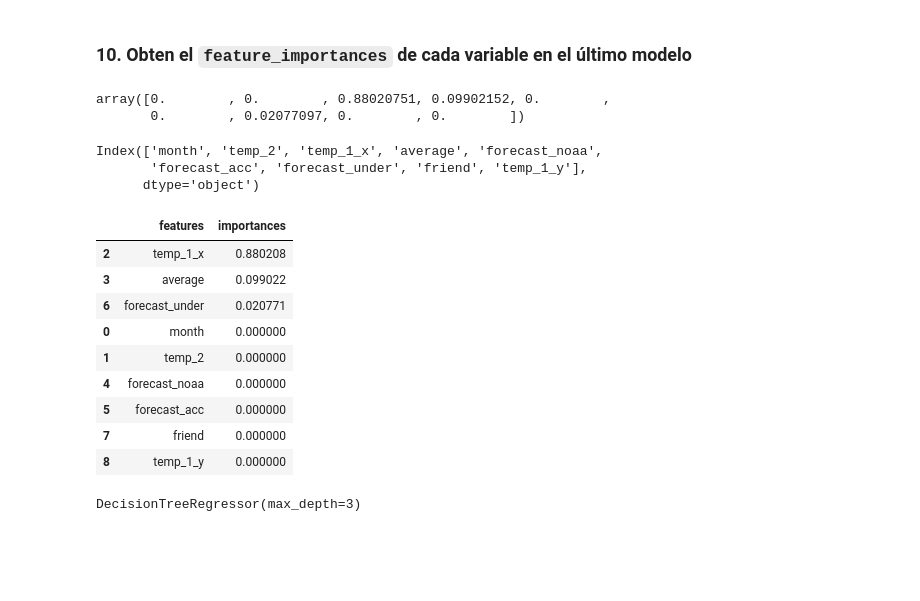
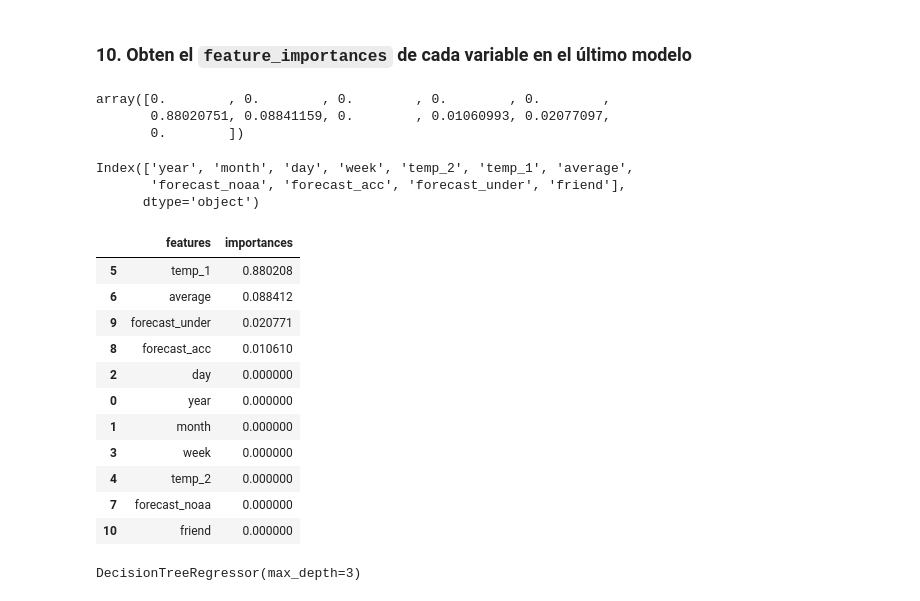
Before and after one commit to andreszaragoza/DS102024, a Jupyter notebook: 3-MachineLearning/2-Supervisado/5-Arboles/Ejercicios/Regression_Tree_class.ipynb, the cells around one changed output. Saved outputs shown, nothing was run; the diff lists cells and outputs as text; code cells hidden in the pictures; blank space fills up the shorter version.

```diff
--- a/3-MachineLearning/2-Supervisado/5-Arboles/Ejercicios/Regression_Tree_class.ipynb
+++ b/3-MachineLearning/2-Supervisado/5-Arboles/Ejercicios/Regression_Tree_class.ipynb
@@ -166,3 +165,9 @@ from sklearn.model_selection import train_test_split
+# %%
+from sklearn.model_selection import train_test_split
+X = df.drop(columns='actual')
+y = df['actual']
+
+X_train, X_test, y_train, y_test = train_test_split(X, y, test_size=0.2, random_state=42)
 # %% [markdown]
 ### 4. Entrena el modelo
 # %%
@@ -227,0 +233,3 @@ DecisionTreeRegressor(max_depth=3)
+# %%
+dtr2 = DecisionTreeRegressor(max_depth=3)
+dtr2.fit(X_train,y_train)
@@ -251,29 +262,32 @@ plot_tree(dtr_3, feature_names = X_train.columns, class_names = 'actual', fontsi
 # %% [markdown]
 ### 10. Obten el `feature_importances` de cada variable en el último modelo
 # %%
-dtr_3.feature_importances_
+dtr2.feature_importances_
 # %% [output]
-array([0.        , 0.        , 0.88020751, 0.09902152, 0.        ,
-       0.        , 0.02077097, 0.        , 0.        ])
+array([0.        , 0.        , 0.        , 0.        , 0.        ,
+       0.88020751, 0.08841159, 0.        , 0.01060993, 0.02077097,
+       0.        ])
 # %%
 X_train.columns
 # %% [output]
-Index(['month', 'temp_2', 'temp_1_x', 'average', 'forecast_noaa',
-       'forecast_acc', 'forecast_under', 'friend', 'temp_1_y'],
+Index(['year', 'month', 'day', 'week', 'temp_2', 'temp_1', 'average',
+       'forecast_noaa', 'forecast_acc', 'forecast_under', 'friend'],
       dtype='object')
 # %%
-pd.DataFrame({'features':X_train.columns, 'importances':dtr_3.feature_importances_}).sort_values('importances', ascending=False)
+pd.DataFrame({'features':X_train.columns, 'importances':dtr2.feature_importances_}).sort_values('importances', ascending=False)
 # %% [output]
 |  | features | importances |
-| 2 | temp_1_x | 0.880208 |
-| 3 | average | 0.099022 |
-| 6 | forecast_under | 0.020771 |
-| 0 | month | 0.000000 |
-| 1 | temp_2 | 0.000000 |
-| 4 | forecast_noaa | 0.000000 |
-| 5 | forecast_acc | 0.000000 |
-| 7 | friend | 0.000000 |
-| 8 | temp_1_y | 0.000000 |
+| 5 | temp_1 | 0.880208 |
+| 6 | average | 0.088412 |
+| 9 | forecast_under | 0.020771 |
+| 8 | forecast_acc | 0.010610 |
+| 2 | day | 0.000000 |
+| 0 | year | 0.000000 |
+| 1 | month | 0.000000 |
+| 3 | week | 0.000000 |
+| 4 | temp_2 | 0.000000 |
+| 7 | forecast_noaa | 0.000000 |
+| 10 | friend | 0.000000 |
 # %%
 X_train, X_test, y_train, y_test = train_test_split(df[['temp_1_x','average','forecast_under']], df['actual'], test_size=0.2, random_state=42)
 # %%
```
Also changed, not shown: parts of 19 cells of this notebook, 3 other files.
